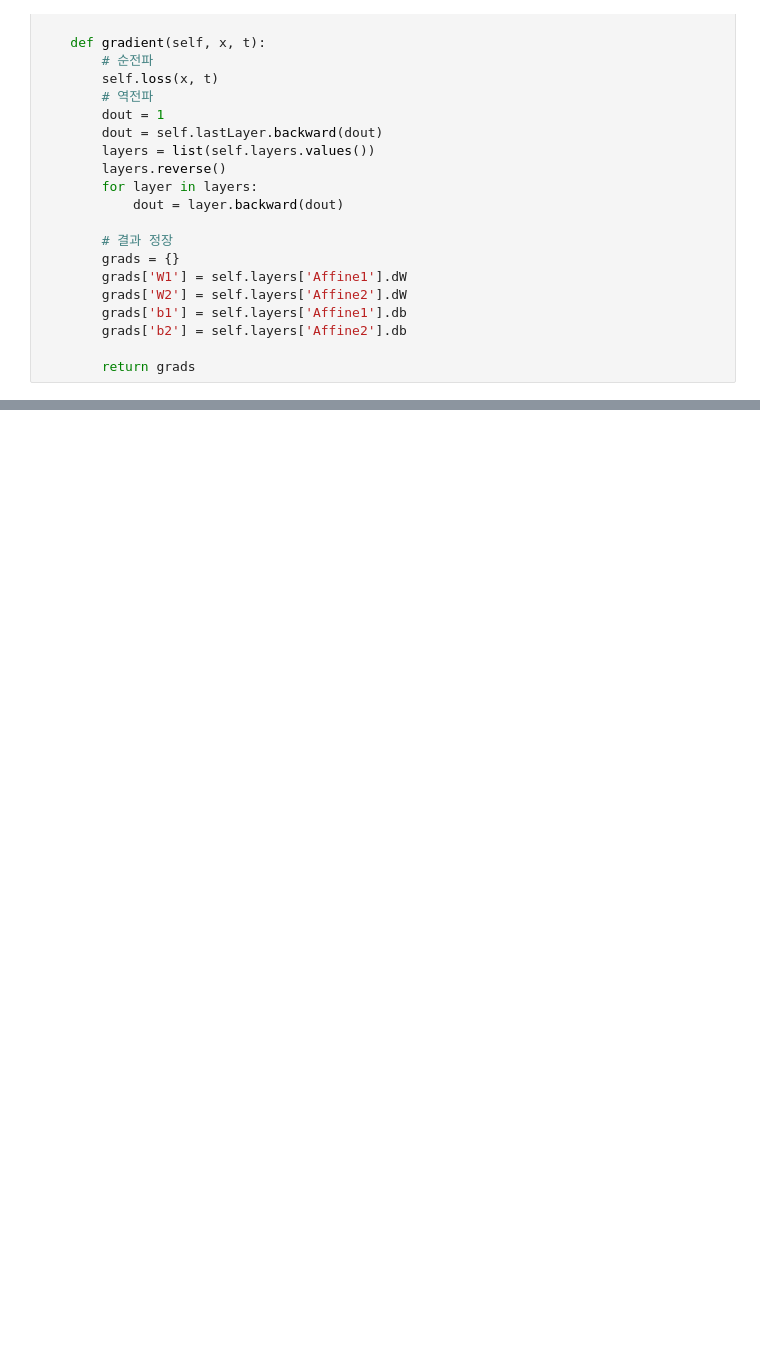
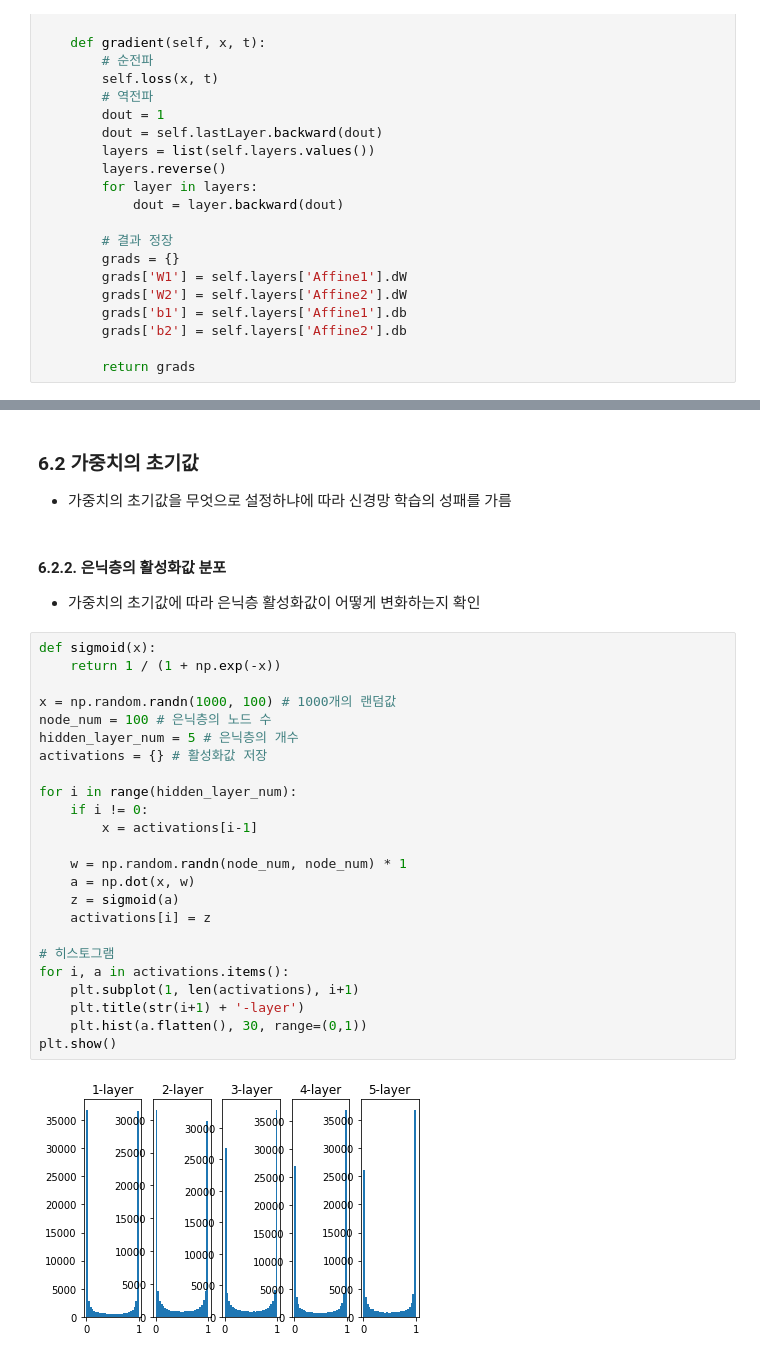
Before and after one commit to Jisang-hwang93/Machine-Learning-for-Study, a Jupyter notebook: 04_Deep_Learning_from_Scratch_1.ipynb, the cells around one changed output, grey strips where cells are left out. Cells and saved outputs as stored; diff of their text form; blank space fills up the shorter version.

```diff
--- a/04_Deep_Learning_from_Scratch_1.ipynb
+++ b/04_Deep_Learning_from_Scratch_1.ipynb
@@ -913,0 +1067,34 @@ class TwoLayerNet:
+# %% [markdown]
+### **6.2 가중치의 초기값**
+
+ - 가중치의 초기값을 무엇으로 설정하냐에 따라 신경망 학습의 성패를 가름
+# %% [markdown]
+#### **6.2.2. 은닉층의 활성화값 분포**
+
+ - 가중치의 초기값에 따라 은닉층 활성화값이 어떻게 변화하는지 확인
+# %%
+def sigmoid(x):
+    return 1 / (1 + np.exp(-x))
+
+x = np.random.randn(1000, 100) # 1000개의 랜덤값
+node_num = 100 # 은닉층의 노드 수
+hidden_layer_num = 5 # 은닉층의 개수
+activations = {} # 활성화값 저장
+
+for i in range(hidden_layer_num):
+    if i != 0:
+        x = activations[i-1]
+
+    w = np.random.randn(node_num, node_num) * 1
+    a = np.dot(x, w)
+    z = sigmoid(a)
+    activations[i] = z
+
+# 히스토그램
+for i, a in activations.items():
+    plt.subplot(1, len(activations), i+1)
+    plt.title(str(i+1) + '-layer')
+    plt.hist(a.flatten(), 30, range=(0,1))
+plt.show()
+# %% [output]
+[figure, added]
```
Also changed, not shown: parts of 23 cells of this notebook.
